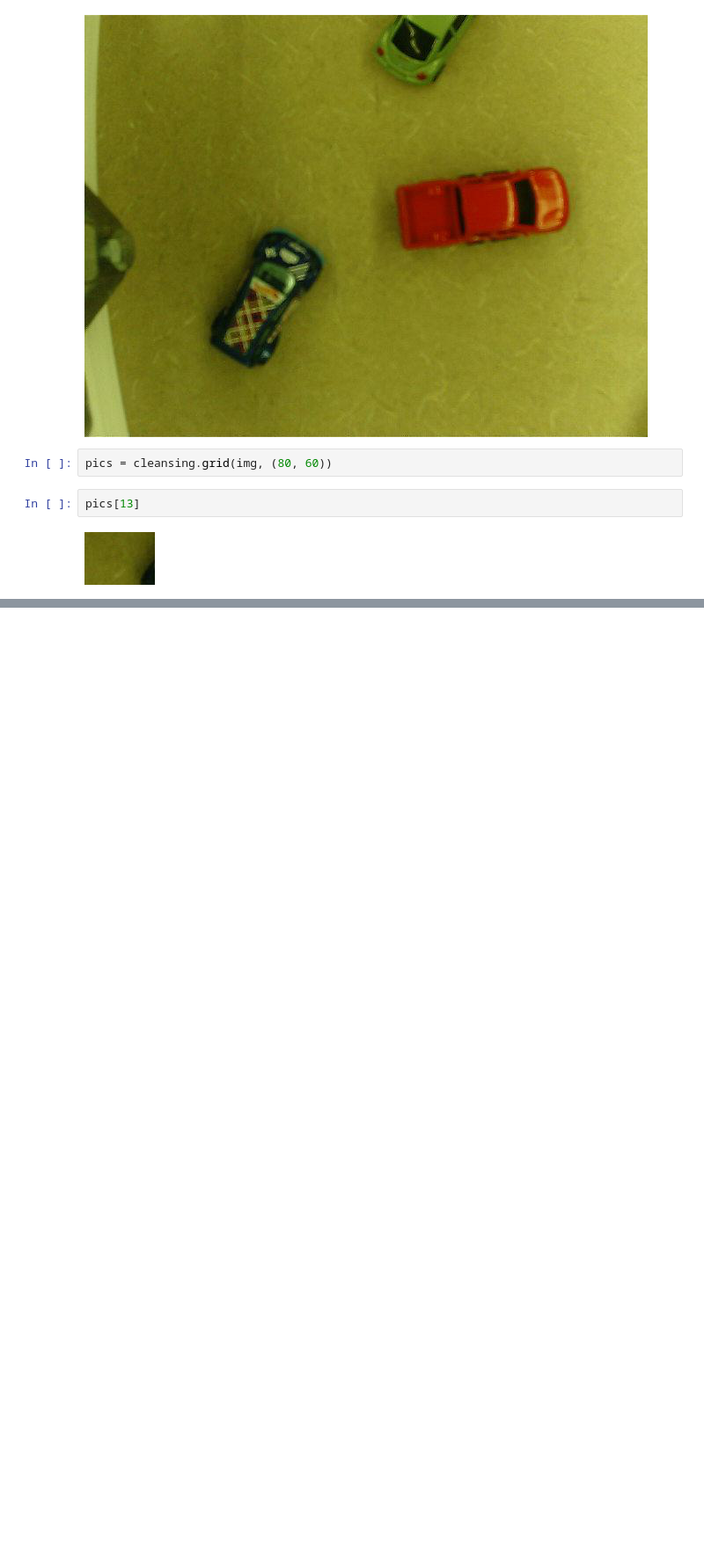
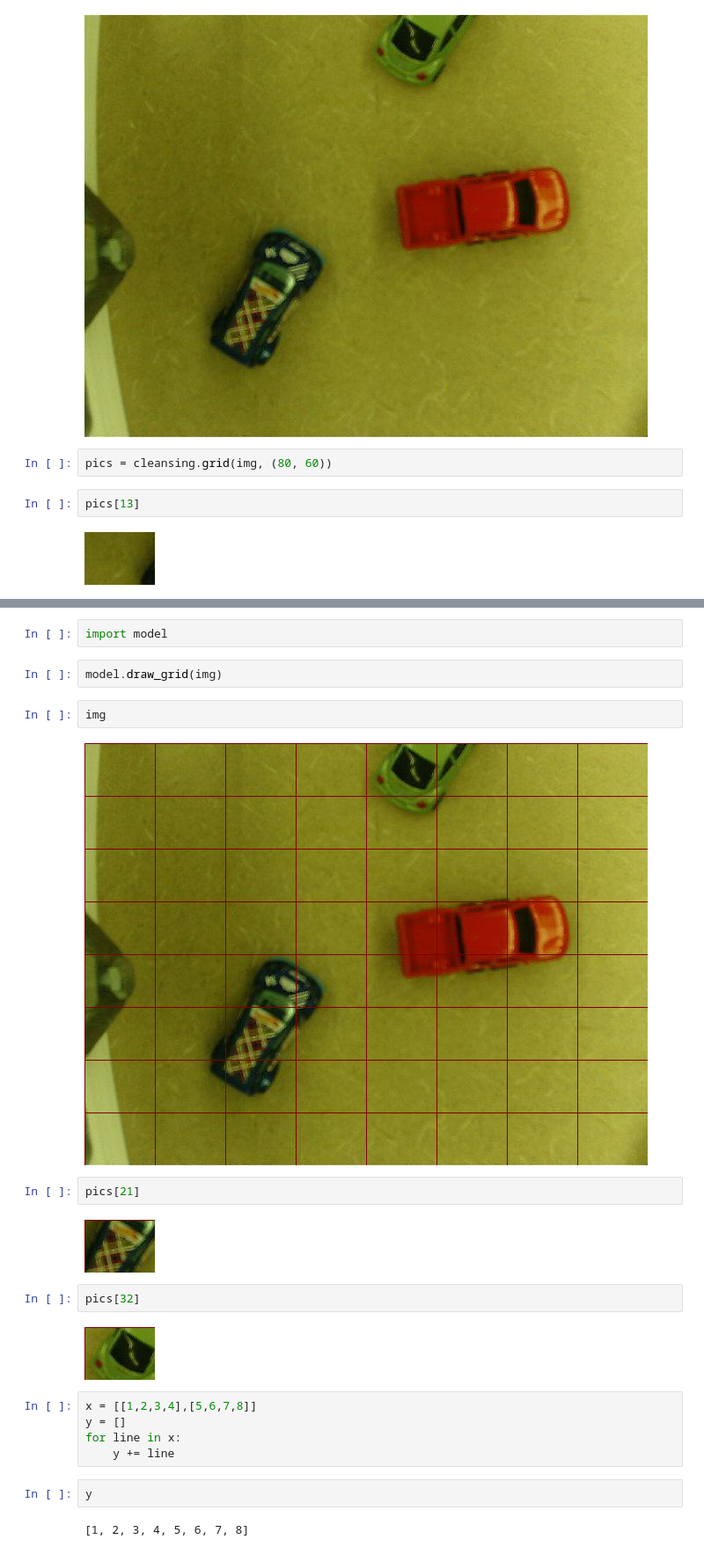
Before and after one commit to PittDreamTeam/neural_network, a Jupyter notebook: Untitled1.ipynb, the cells around one changed output, grey strips where cells are left out. Shown at 88% size. Drawn from its saved outputs; the diff is of its cells as text; blank space fills up the shorter version.

```diff
--- a/Untitled1.ipynb
+++ b/Untitled1.ipynb
@@ -198,0 +203,25 @@ pics[13]
+# %%
+import model
+# %%
+model.draw_grid(img)
+# %%
+img
+# %% [output]
+[figure, added]
+# %%
+pics[21]
+# %% [output]
+[figure, added]
+# %%
+pics[32]
+# %% [output]
+[figure, added]
+# %%
+x = [[1,2,3,4],[5,6,7,8]]
+y = []
+for line in x:
+    y += line
+# %%
+y
+# %% [output]
+[1, 2, 3, 4, 5, 6, 7, 8]
```
Also changed, not shown: parts of 5 cells of this notebook, 1 other file.
